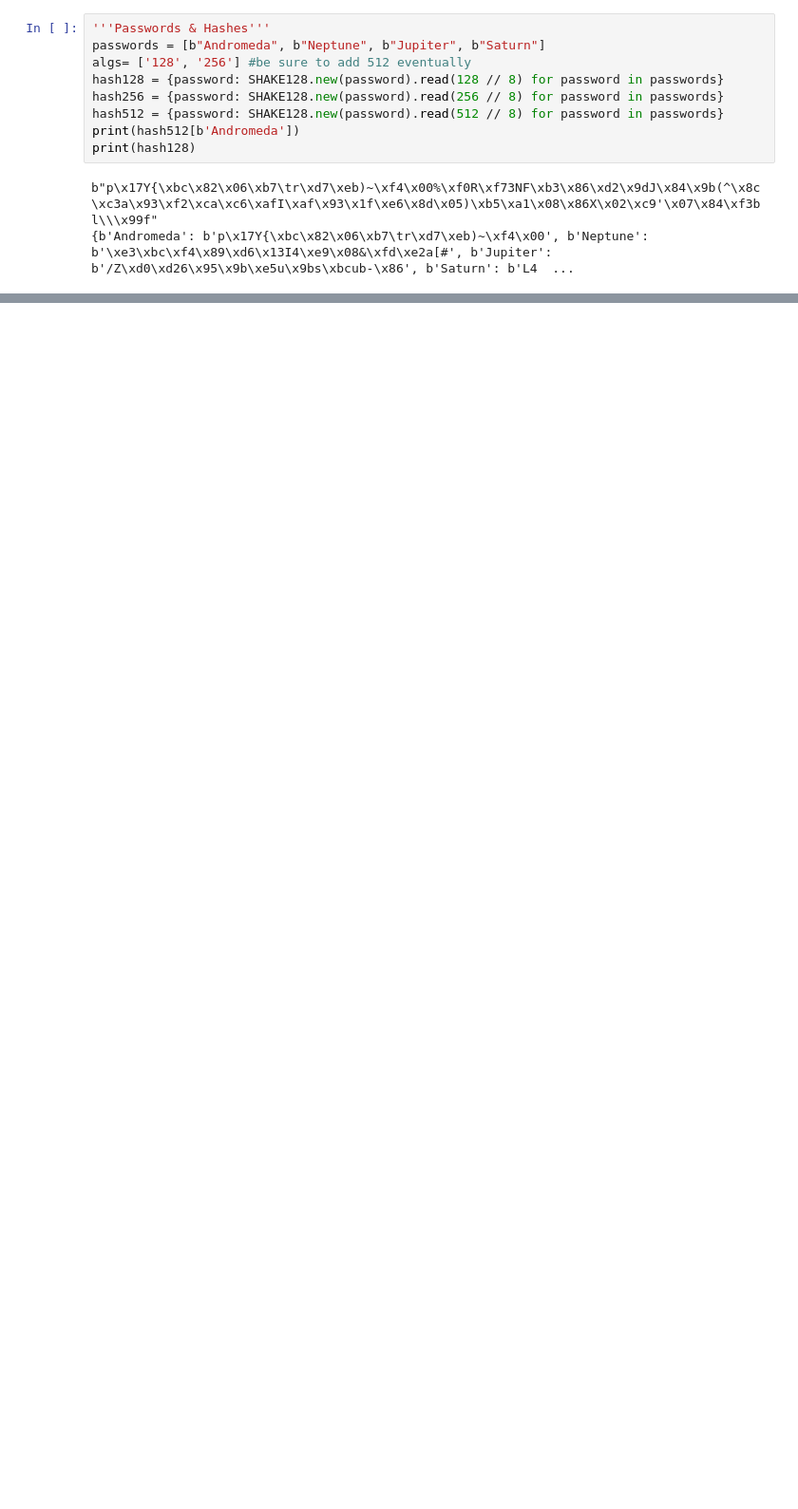
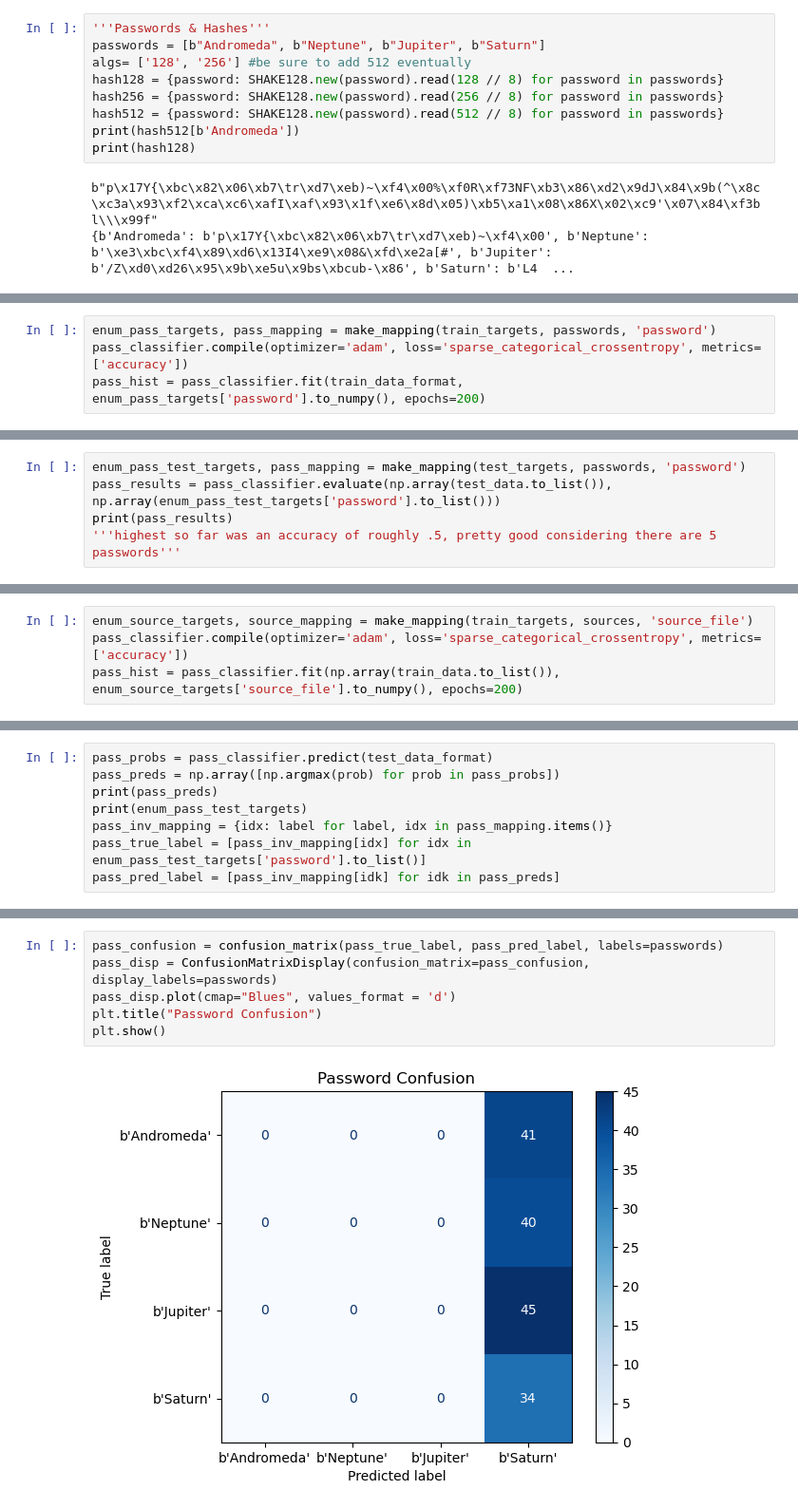
Before and after one commit to SteveBeeblebrox/BES-512, a Jupyter notebook: AlgAnalysis.ipynb, the cells around one changed output, grey strips where cells are left out. Shown at 95% size. Drawn from its saved outputs; the diff is of its cells as text; blank space fills up the shorter version.

```diff
--- a/AlgAnalysis.ipynb
+++ b/AlgAnalysis.ipynb
@@ -217,0 +371,4 @@ pass_classifier = Sequential([encoder_input, passclass1, passclass2, passclass3,
+# %%
+enum_pass_targets, pass_mapping = make_mapping(train_targets, passwords, 'password')
+pass_classifier.compile(optimizer='adam', loss='sparse_categorical_crossentropy', metrics=['accuracy'])
+pass_hist = pass_classifier.fit(train_data_format, enum_pass_targets['password'].to_numpy(), epochs=200)
@@ -217,0 +393,5 @@ pass_classifier = Sequential([encoder_input, passclass1, passclass2, passclass3,
+# %%
+enum_pass_test_targets, pass_mapping = make_mapping(test_targets, passwords, 'password')
+pass_results = pass_classifier.evaluate(np.array(test_data.to_list()), np.array(enum_pass_test_targets['password'].to_list()))
+print(pass_results)
+'''highest so far was an accuracy of roughly .5, pretty good considering there are 5 passwords'''
@@ -229 +415,5 @@ source_classifier = Sequential([encoder_input, sourceclass1, sourceclass2, sourc
                              sourceclass4, sourceclass5, source_prediction_layer])
+# %%
+enum_source_targets, source_mapping = make_mapping(train_targets, sources, 'source_file')
+pass_classifier.compile(optimizer='adam', loss='sparse_categorical_crossentropy', metrics=['accuracy'])
+pass_hist = pass_classifier.fit(np.array(train_data.to_list()), enum_source_targets['source_file'].to_numpy(), epochs=200)
@@ -229,0 +479,8 @@ source_classifier = Sequential([encoder_input, sourceclass1, sourceclass2, sourc
+# %%
+pass_probs = pass_classifier.predict(test_data_format)
+pass_preds = np.array([np.argmax(prob) for prob in pass_probs])
+print(pass_preds)
+print(enum_pass_test_targets)
+pass_inv_mapping = {idx: label for label, idx in pass_mapping.items()}
+pass_true_label = [pass_inv_mapping[idx] for idx in enum_pass_test_targets['password'].to_list()]
+pass_pred_label = [pass_inv_mapping[idk] for idk in pass_preds]
@@ -229,0 +505,8 @@ source_classifier = Sequential([encoder_input, sourceclass1, sourceclass2, sourc
+# %%
+pass_confusion = confusion_matrix(pass_true_label, pass_pred_label, labels=passwords)
+pass_disp = ConfusionMatrixDisplay(confusion_matrix=pass_confusion, display_labels=passwords)
+pass_disp.plot(cmap="Blues", values_format = 'd')
+plt.title("Password Confusion")
+plt.show()
+# %% [output]
+[figure, added]
```
Also changed, not shown: parts of 39 cells of this notebook.
